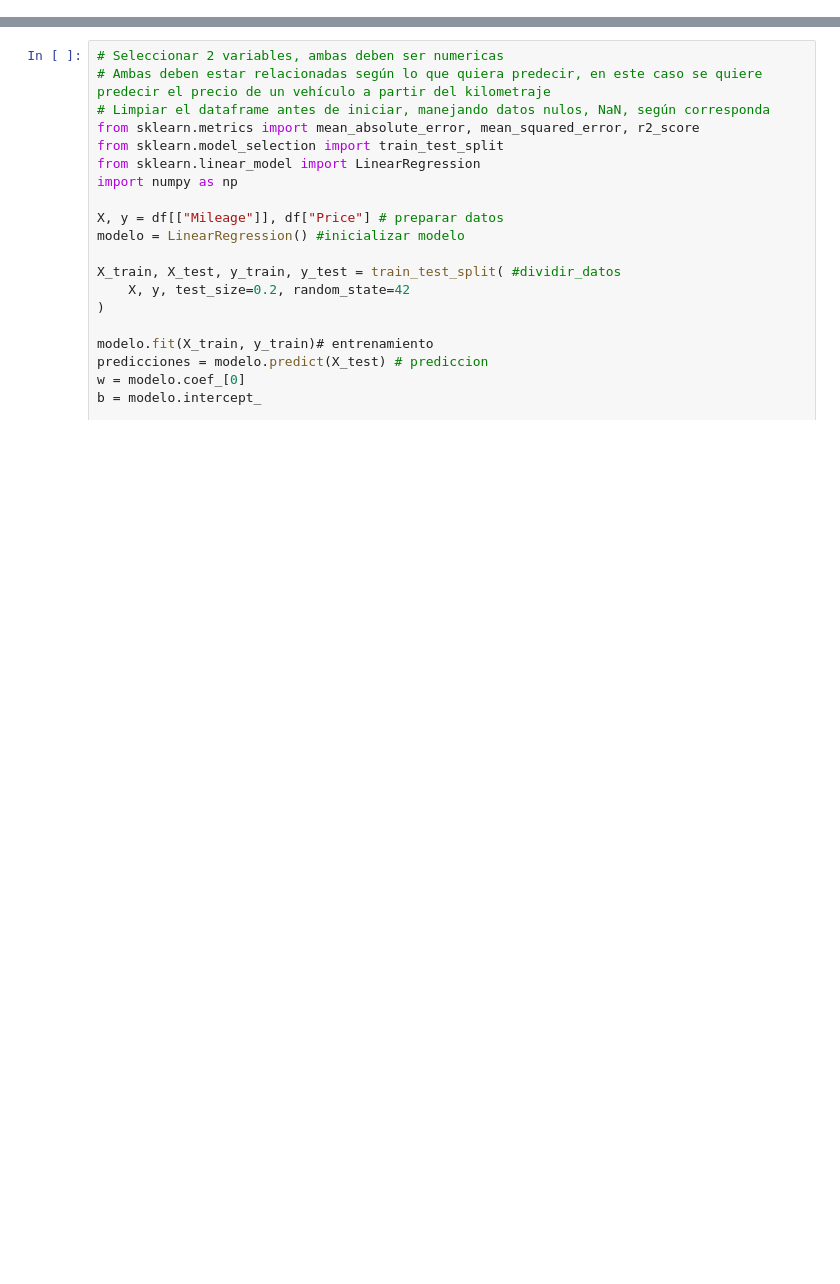
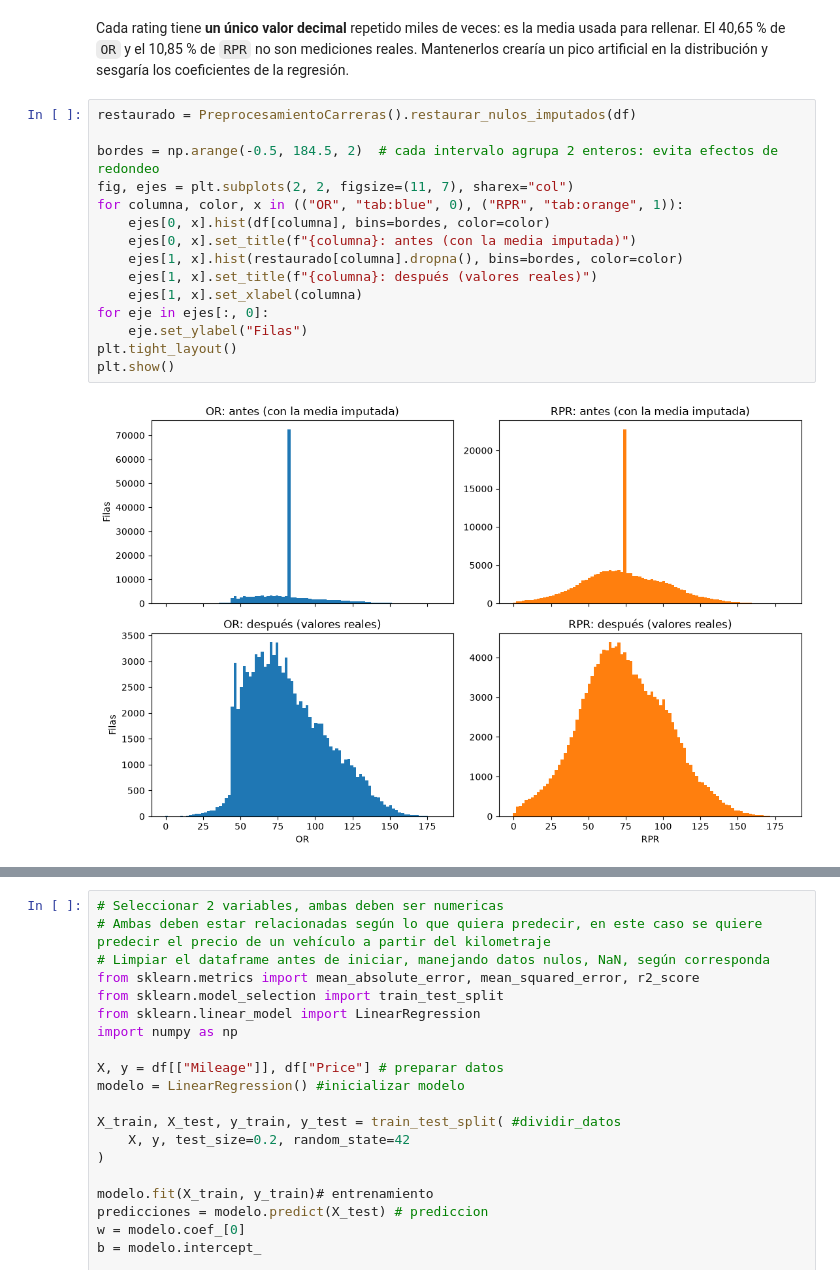
Before and after one commit to juanrenteria-ai/ML_2026_IUD, a Jupyter notebook: src/sincronicas/Semana_2SINC.ipynb, the cells around one changed output, grey strips where cells are left out. Cells and saved outputs as stored; diff of their text form; blank space fills up the shorter version.

```diff
--- a/src/sincronicas/Semana_2SINC.ipynb
+++ b/src/sincronicas/Semana_2SINC.ipynb
@@ -30,0 +175,19 @@ df.head(5)
+# %% [markdown]
+Cada rating tiene **un único valor decimal** repetido miles de veces: es la media usada para rellenar. El 40,65 % de `OR` y el 10,85 % de `RPR` no son mediciones reales. Mantenerlos crearía un pico artificial en la distribución y sesgaría los coeficientes de la regresión.
+# %%
+restaurado = PreprocesamientoCarreras().restaurar_nulos_imputados(df)
+
+bordes = np.arange(-0.5, 184.5, 2)  # cada intervalo agrupa 2 enteros: evita efectos de redondeo
+fig, ejes = plt.subplots(2, 2, figsize=(11, 7), sharex="col")
+for columna, color, x in (("OR", "tab:blue", 0), ("RPR", "tab:orange", 1)):
+    ejes[0, x].hist(df[columna], bins=bordes, color=color)
+    ejes[0, x].set_title(f"{columna}: antes (con la media imputada)")
+    ejes[1, x].hist(restaurado[columna].dropna(), bins=bordes, color=color)
+    ejes[1, x].set_title(f"{columna}: después (valores reales)")
+    ejes[1, x].set_xlabel(columna)
+for eje in ejes[:, 0]:
+    eje.set_ylabel("Filas")
+plt.tight_layout()
+plt.show()
+# %% [output]
+[figure, added]
```
Also changed, not shown: parts of 24 cells of this notebook, 3 other files.
